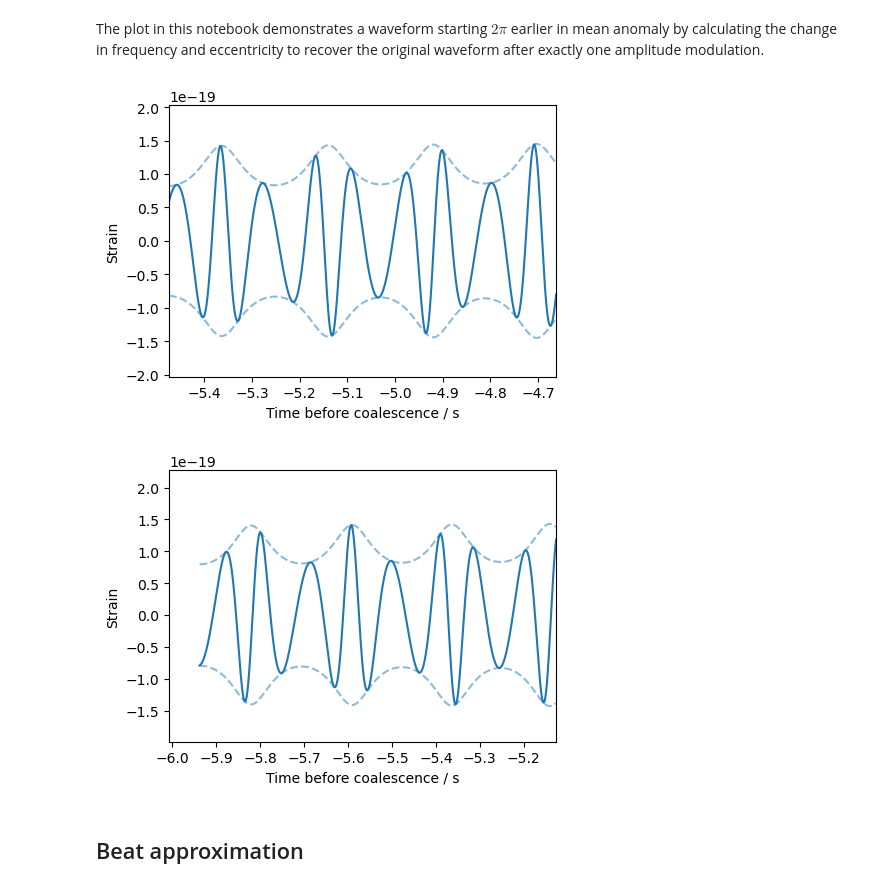
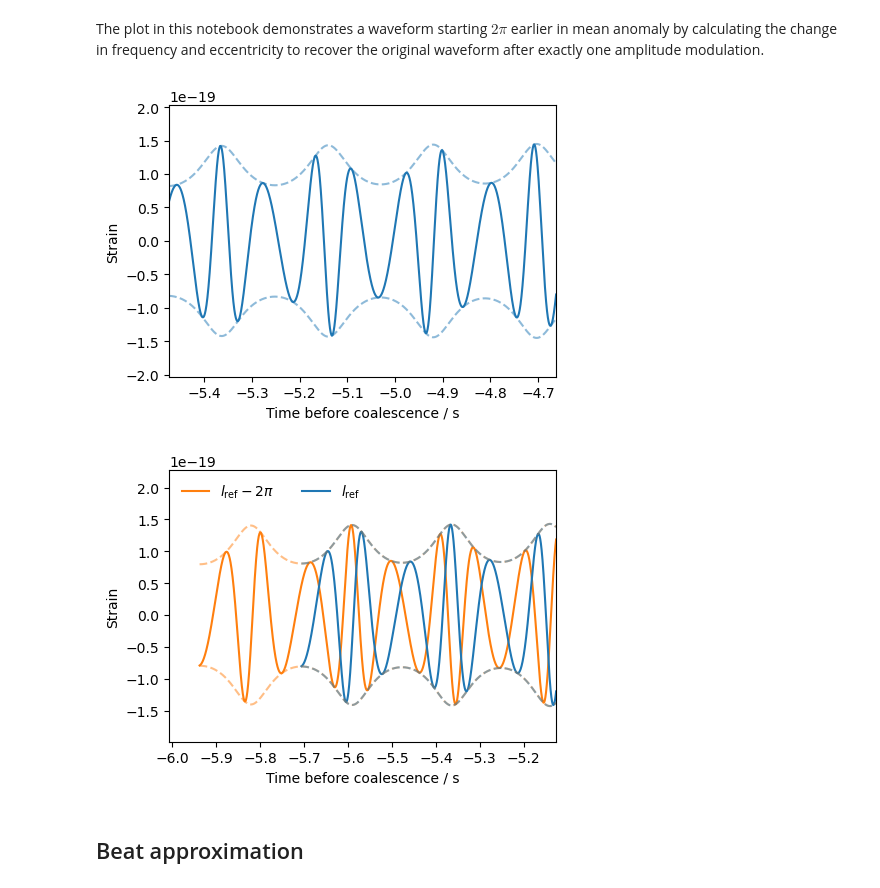
Before and after one commit to BenGPatterson/EccentricHarmonics, a Jupyter notebook: shifting_MA.ipynb, the cells around one changed output. Saved outputs shown, nothing was run; the diff lists cells and outputs as text; code cells hidden in the pictures.

Commit message:
plot formatting

```diff
--- a/shifting_MA.ipynb
+++ b/shifting_MA.ipynb
@@ -50,39 +50,39 @@ s = gen_wf(s_f, s_e, chirp2total(chirp, q), q, sample_rate, 'TEOBResumS')
 # %%
 # Make plot of original waveform
 plt.figure(figsize=(0.75*6.4,0.75*4.8))
 plt.plot(h.sample_times, h.real(), c='C0')
 plt.plot(h.sample_times, np.abs(h), c='C0', ls='dashed', alpha=0.5)
 plt.plot(h.sample_times, -np.abs(h), c='C0', ls='dashed', alpha=0.5)
 plt.xlabel('Time before coalescence / s')
 plt.ylabel('Strain')
 len_2pi = h.sample_times[0]-s.sample_times[0]
 plt.xlim(h.sample_times[0]+1*len_2pi, h.sample_times[0]+4.5*len_2pi)
 max_h = max(np.abs(h[:int(4.5*len_2pi*sample_rate)]))
 plt.ylim(-1.4*max_h, 1.4*max_h)
 plt.tight_layout()
 plt.savefig('Figures/EccWF.png', dpi=450)
 plt.show()
 
 # Make plot, shifting 2 pi in mean anomaly
 plt.figure(figsize=(0.75*6.4,0.75*4.8))
-plt.plot(s.sample_times, s.real(), c='C0', label='$\\xi_\\mathrm{ref}=2\pi$')
-# plt.plot(h.sample_times, h.real(), c='C0', label='$\\xi_\\mathrm{ref}=0$')
-plt.plot(s.sample_times, np.abs(s), c='C0', ls='dashed', alpha=0.5)
-# plt.plot(h.sample_times, np.abs(h), c='C0', ls='dashed', alpha=0.5)
-plt.plot(s.sample_times, -np.abs(s), c='C0', ls='dashed', alpha=0.5)
-# plt.plot(h.sample_times, -np.abs(h), c='C0', ls='dashed', alpha=0.5)
-# plt.legend(loc='upper left', frameon=False, ncol=2)
+plt.plot(s.sample_times, s.real(), c='C1', label='$l_\\mathrm{ref}-2\\pi$')
+plt.plot(h.sample_times, h.real(), c='C0', label='$l_\\mathrm{ref}$')
+plt.plot(s.sample_times, np.abs(s), c='C1', ls='dashed', alpha=0.5)
+plt.plot(h.sample_times, np.abs(h), c='C0', ls='dashed', alpha=0.5)
+plt.plot(s.sample_times, -np.abs(s), c='C1', ls='dashed', alpha=0.5)
+plt.plot(h.sample_times, -np.abs(h), c='C0', ls='dashed', alpha=0.5)
+plt.legend(loc='upper left', frameon=False, ncol=2)
 plt.xlabel('Time before coalescence / s')
 plt.ylabel('Strain')
 len_2pi = h.sample_times[0]-s.sample_times[0]
 plt.xlim(s.sample_times[0]-0.3*len_2pi, h.sample_times[0]+2.5*len_2pi)
 max_h = max(np.abs(h[:int(1.7*len_2pi*sample_rate)]))
 plt.ylim(-1.4*max_h, 1.6*max_h)
 plt.tight_layout()
 plt.savefig('Figures/2piMA.png', dpi=450)
 # %% [output]
 [figure]
-[figure, old version]
+[figure, new version]
 # %% [markdown]
 ## Beat approximation
 # %% [markdown]
```
Also changed, not shown: parts of 2 cells of this notebook, 6 other files.
